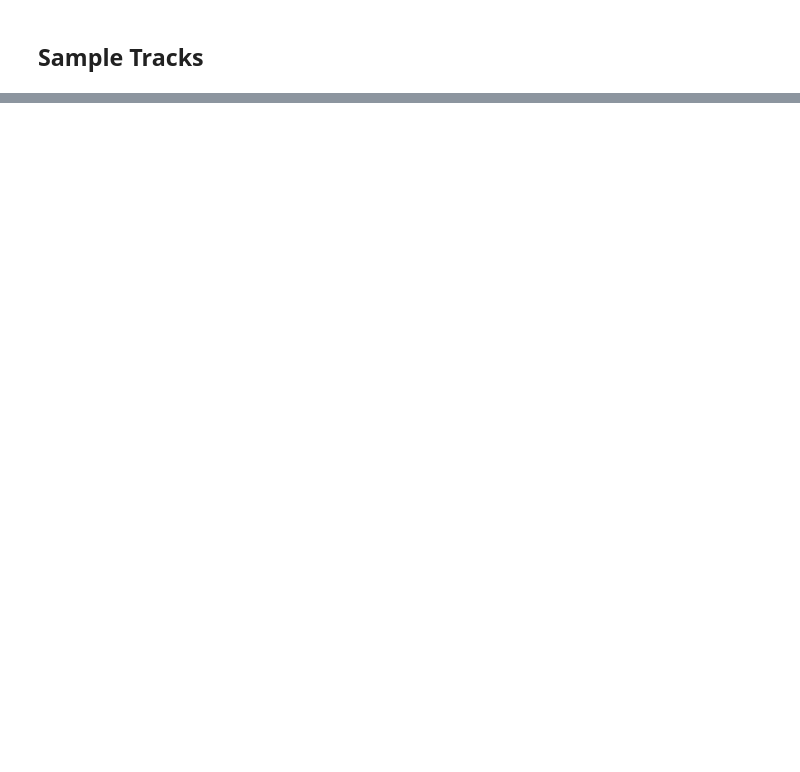
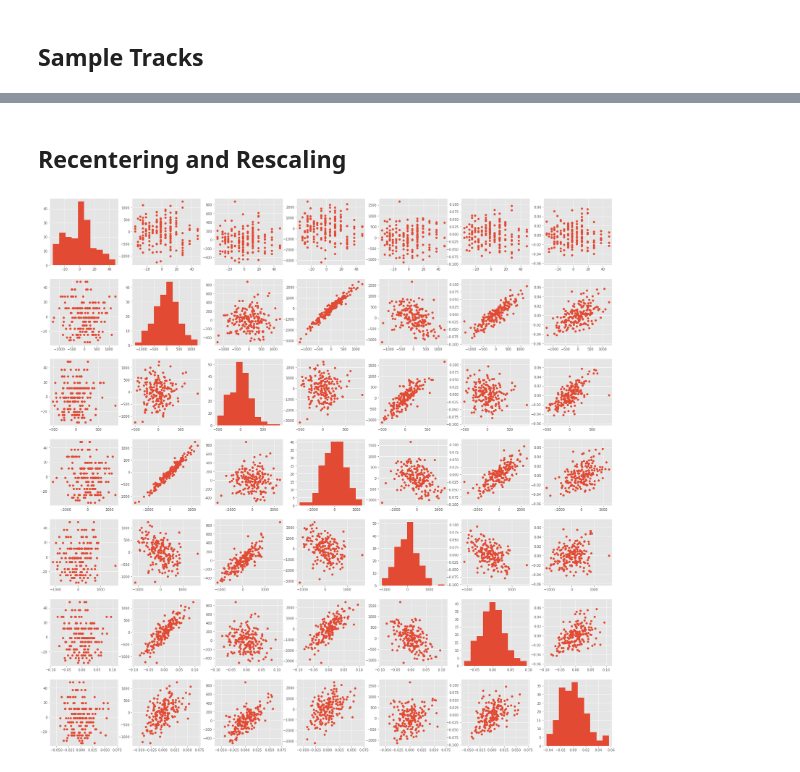
Before and after one commit to terabyte-tb/music-sympathy, a Jupyter notebook: final-presentation.ipynb, the cells around one changed output, grey strips where cells are left out. Saved outputs shown, nothing was run; the diff lists cells and outputs as text; code cells hidden in the pictures; blank space fills up the shorter version.

```diff
--- a/final-presentation.ipynb
+++ b/final-presentation.ipynb
@@ -67,0 +153,5 @@ for idx in random_idx:
+# %%
+import sklearn.decomposition
+pca = sklearn.decomposition.PCA()
+# %%
+pca.fit(data)
@@ -67,0 +173,10 @@ for idx in random_idx:
+# %%
+def inspect(data):
+    _, nc = data.shape
+    fig, ax = plt.subplots(nc,nc,figsize=(30,30))
+    for i in range(nc):
+        for j in range(nc):
+            if i != j:
+                ax[i][j].scatter(data[:,i], data[:,j])
+            else:
+                ax[i][j].hist(data[:,i])
@@ -67,0 +187,8 @@ for idx in random_idx:
+# %% [markdown]
+## Recentering and Rescaling
+# %%
+d2 = data - np.mean(data,axis=0)
+# %%
+inspect(d2)
+# %% [output]
+[figure, added]
```
Also changed, not shown: parts of 33 cells of this notebook.
